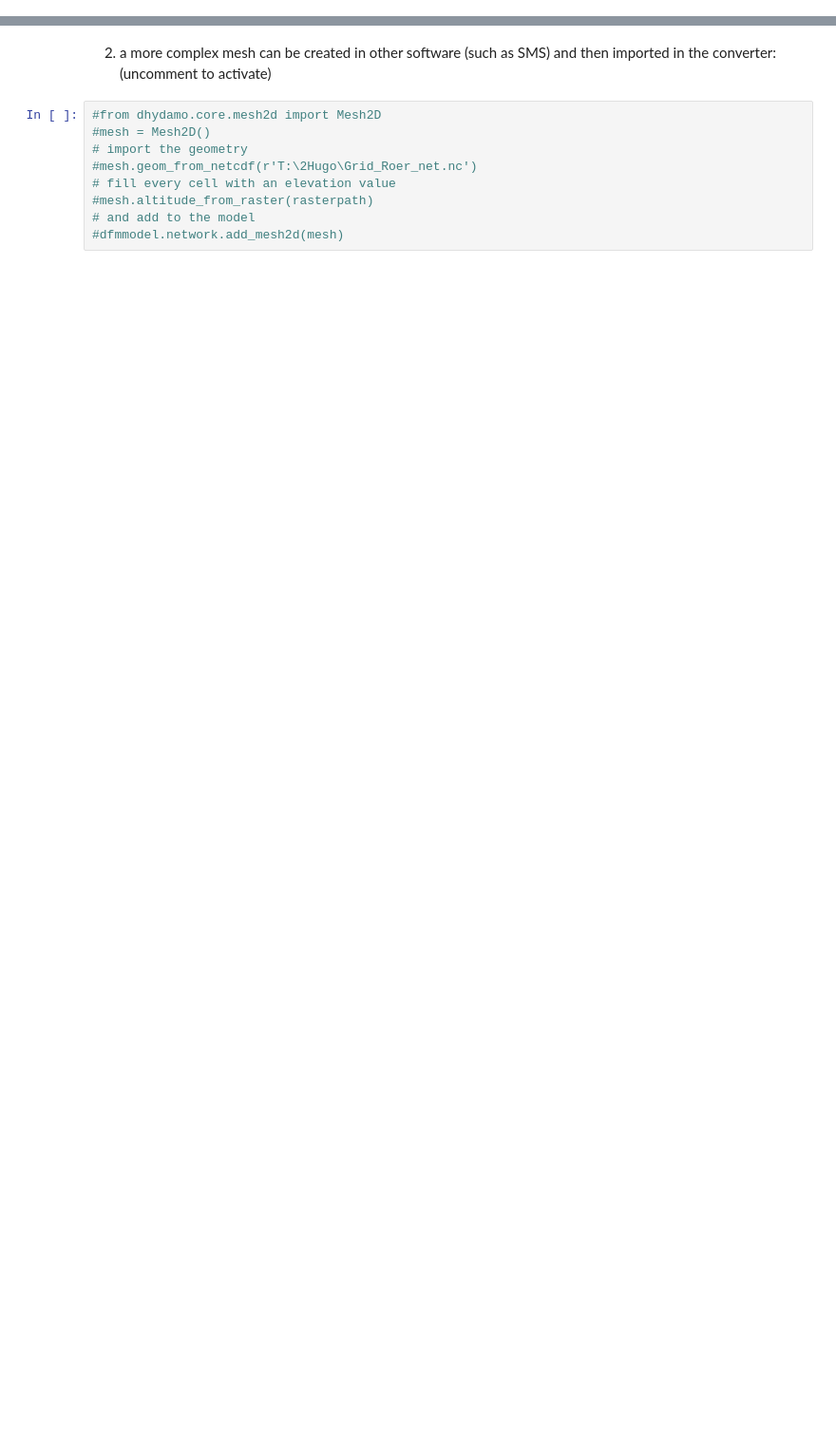
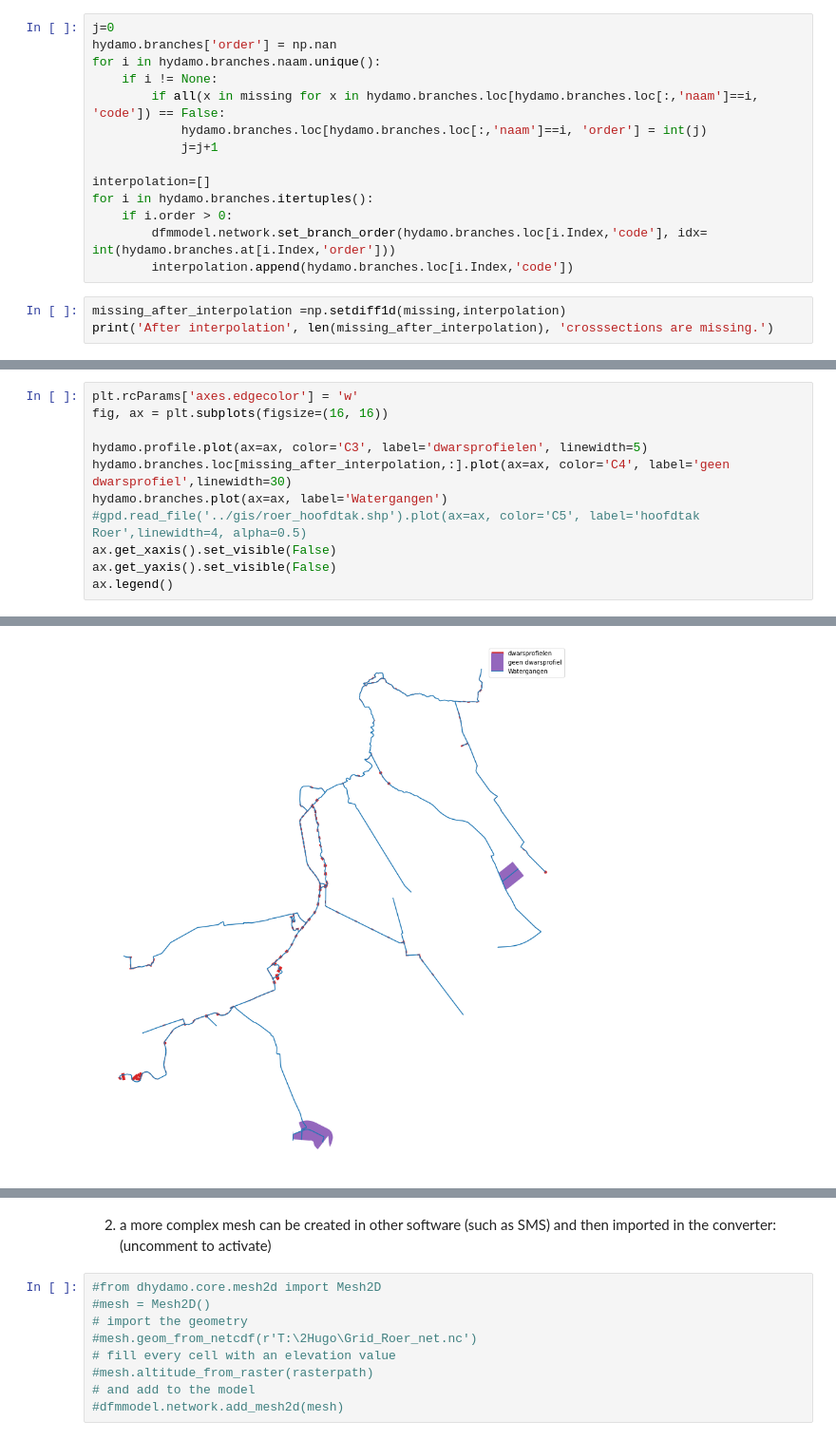
Before and after one commit to openearth/delft3dfmpy, a Jupyter notebook: notebooks/Usage_introduction_FM_only.ipynb, the cells around one changed output, grey strips where cells are left out. Shown at 95% size. Cells and saved outputs as stored; diff of their text form; blank space fills up the shorter version.

```diff
--- a/notebooks/Usage_introduction_FM_only.ipynb
+++ b/notebooks/Usage_introduction_FM_only.ipynb
@@ -336,0 +286,17 @@ dfmmodel.network.add_mesh2d(mesh)
+# %%
+j=0
+hydamo.branches['order'] = np.nan
+for i in hydamo.branches.naam.unique():
+    if i != None:
+        if all(x in missing for x in hydamo.branches.loc[hydamo.branches.loc[:,'naam']==i, 'code']) == False:
+            hydamo.branches.loc[hydamo.branches.loc[:,'naam']==i, 'order'] = int(j)
+            j=j+1
+
+interpolation=[]
+for i in hydamo.branches.itertuples():
+    if i.order > 0:
+        dfmmodel.network.set_branch_order(hydamo.branches.loc[i.Index,'code'], idx= int(hydamo.branches.at[i.Index,'order']))
+        interpolation.append(hydamo.branches.loc[i.Index,'code'])
+# %%
+missing_after_interpolation =np.setdiff1d(missing,interpolation)
+print('After interpolation', len(missing_after_interpolation), 'crosssections are missing.')
@@ -336,0 +305,12 @@ dfmmodel.network.add_mesh2d(mesh)
+# %%
+plt.rcParams['axes.edgecolor'] = 'w'
+fig, ax = plt.subplots(figsize=(16, 16))
+
+hydamo.profile.plot(ax=ax, color='C3', label='dwarsprofielen', linewidth=5)
+hydamo.branches.loc[missing_after_interpolation,:].plot(ax=ax, color='C4', label='geen dwarsprofiel',linewidth=30)
+hydamo.branches.plot(ax=ax, label='Watergangen')
+#gpd.read_file('../gis/roer_hoofdtak.shp').plot(ax=ax, color='C5', label='hoofdtak Roer',linewidth=4, alpha=0.5)
+ax.get_xaxis().set_visible(False)
+ax.get_yaxis().set_visible(False)
+ax.legend()
+# %% [output]
@@ -336,0 +318 @@ dfmmodel.network.add_mesh2d(mesh)
+[figure, added]
```
Also changed, not shown: parts of 95 cells of this notebook, 13 other files.
